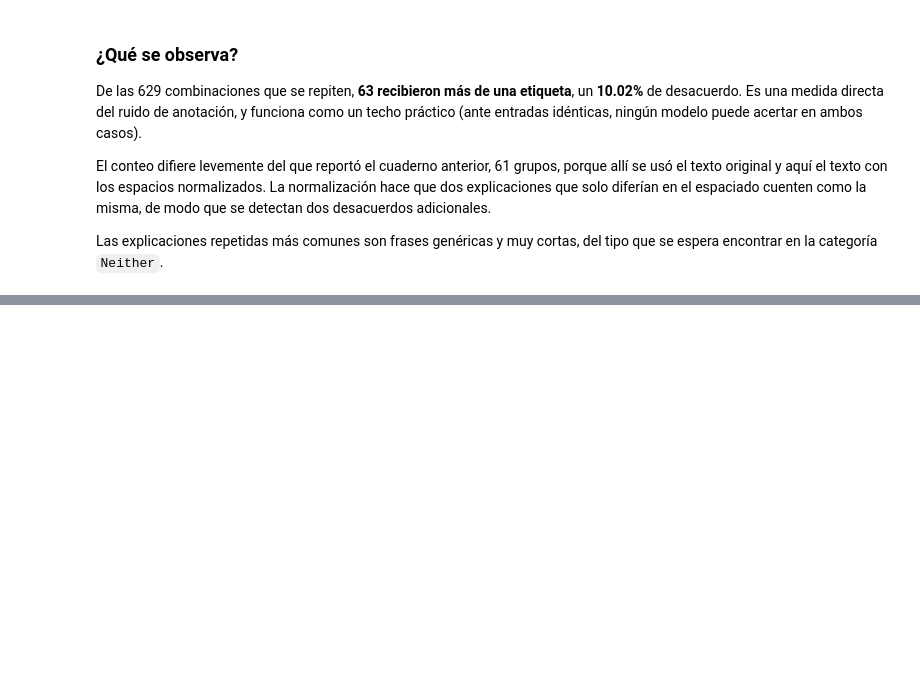
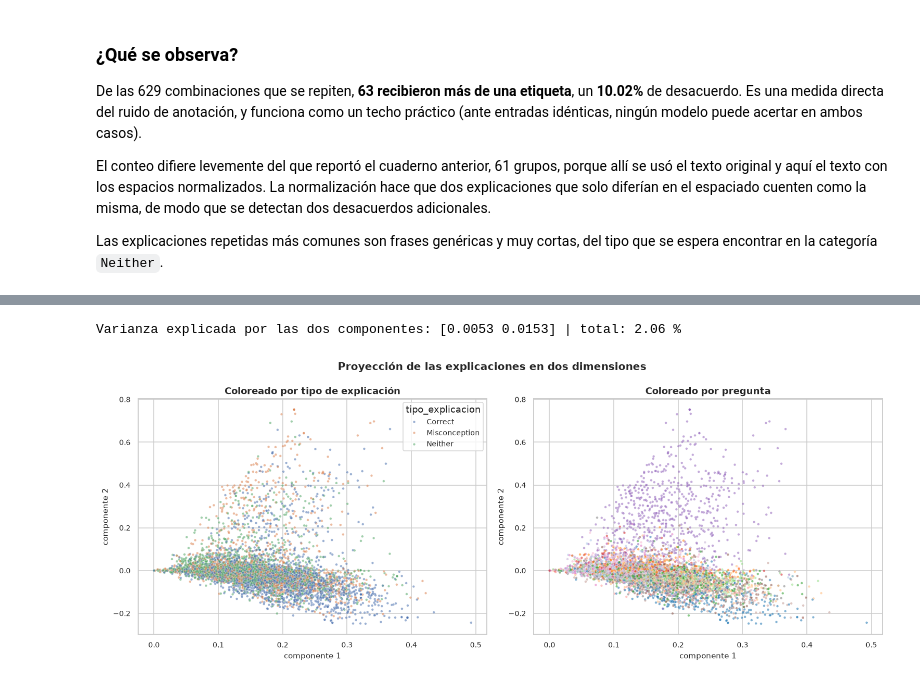
Before and after one commit to Tunchxz/math-misconception-map, a Jupyter notebook: notebooks/02_eda.ipynb, the cells around one changed output, grey strips where cells are left out. Cells and saved outputs as stored; diff of their text form; code cells hidden in the pictures; blank space fills up the shorter version.

```diff
--- a/notebooks/02_eda.ipynb
+++ b/notebooks/02_eda.ipynb
@@ -740,0 +854,27 @@ Las explicaciones repetidas más comunes son frases genéricas y muy cortas, del
+# %%
+from sklearn.decomposition import TruncatedSVD
+
+svd = TruncatedSVD(n_components=2, random_state=0)
+P = svd.fit_transform(X)
+print("Varianza explicada por las dos componentes:", svd.explained_variance_ratio_.round(4),
+      "| total:", round(svd.explained_variance_ratio_.sum() * 100, 2), "%")
+
+idx = train.sample(6000, random_state=1).index
+fig, axes = plt.subplots(1, 2, figsize=(14, 5.5))
+
+for ax, color_por, titulo in [
+    (axes[0], "tipo_explicacion", "Coloreado por tipo de explicación"),
+    (axes[1], "QuestionId", "Coloreado por pregunta"),
+]:
+    sns.scatterplot(x=P[idx, 0], y=P[idx, 1], hue=train.loc[idx, color_por].astype(str),
+                    s=9, alpha=0.55, ax=ax, legend=(color_por == "tipo_explicacion"),
+                    palette="deep" if color_por == "tipo_explicacion" else "tab20")
+    ax.set_title(titulo)
+    ax.set_xlabel("componente 1"); ax.set_ylabel("componente 2")
+fig.suptitle("Proyección de las explicaciones en dos dimensiones",
+             fontsize=13, fontweight="bold")
+fig.tight_layout()
+plt.show()
+# %% [output]
+Varianza explicada por las dos componentes: [0.0053 0.0153] | total: 2.06 %
+[figure, added]
```
Also changed, not shown: parts of 11 cells of this notebook.
